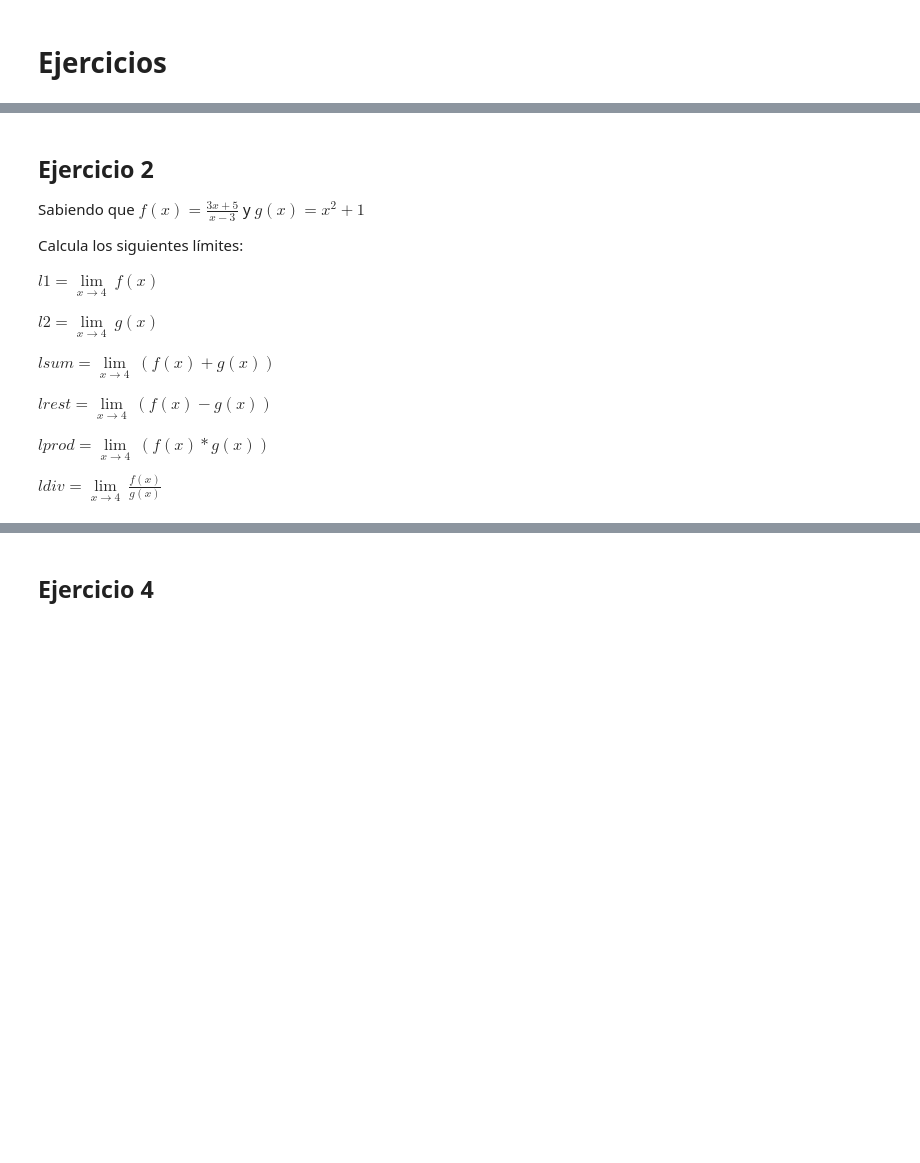
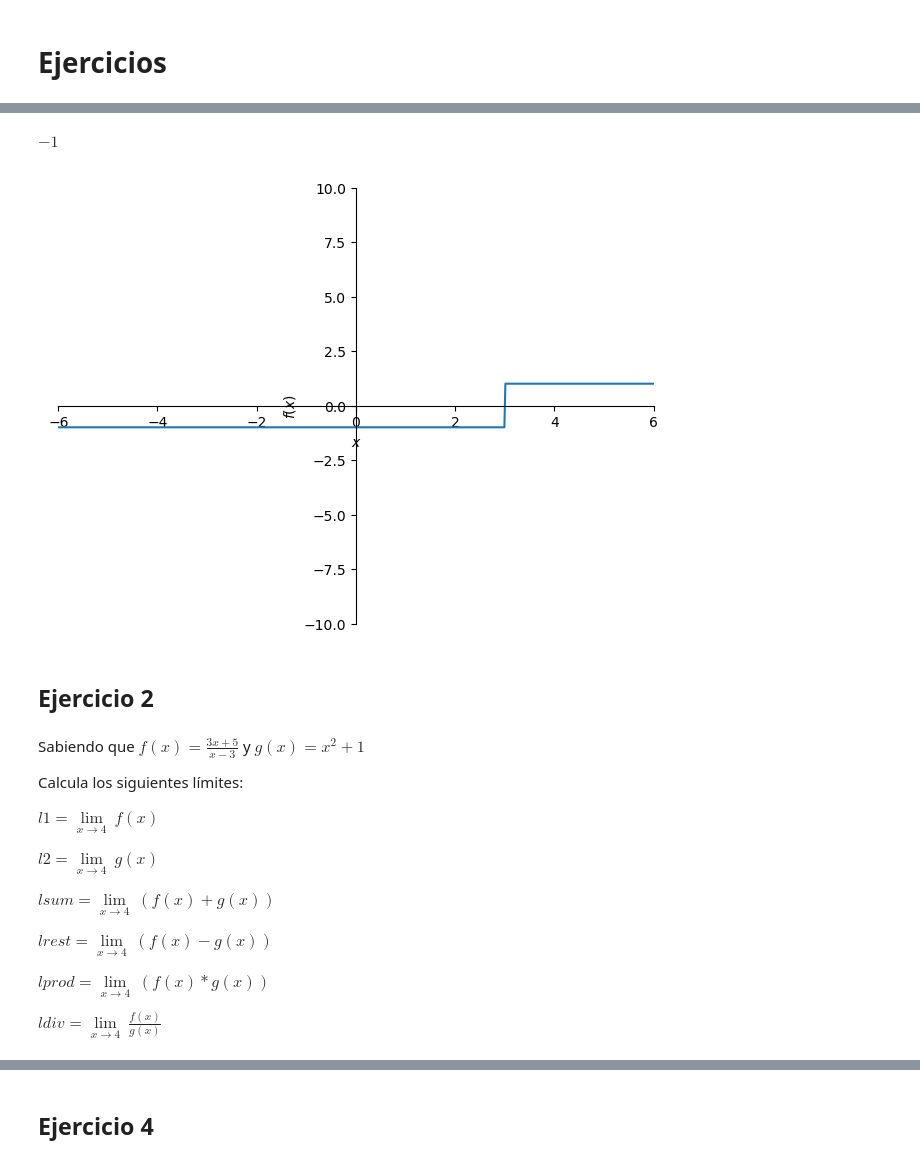
Before and after one commit to jhg45-ua/noob-code, a Jupyter notebook: UA/python/P2_Derivada.ipynb, the cells around one changed output, grey strips where cells are left out. Cells and saved outputs as stored; diff of their text form; code cells hidden in the pictures; blank space fills up the shorter version.

```diff
--- a/UA/python/P2_Derivada.ipynb
+++ b/UA/python/P2_Derivada.ipynb
@@ -276,6 +328,15 @@ $\lim\limits_{x \to3-} \frac{x−3}{|x−3|}$
+# %%
+num = x-3
+den = abs(x-3)
+f = num/den
+limit(f, x, 3, '-')
+p = symplot(f, xlim=(-6,6), ylim=(-10,10))
+# %% [output]
+$\displaystyle -1$
+[figure, added]
+# %% [markdown]
+## Ejercicio 2
 # %% [markdown]
-## Ejercicio 2
-
 Sabiendo que $f(x)=\frac{3x+5}{x-3}$ y $g(x)=x^2+1$
 
 Calcula los siguientes límites:
```
Also changed, not shown: parts of 52 cells of this notebook, 10 other files.
